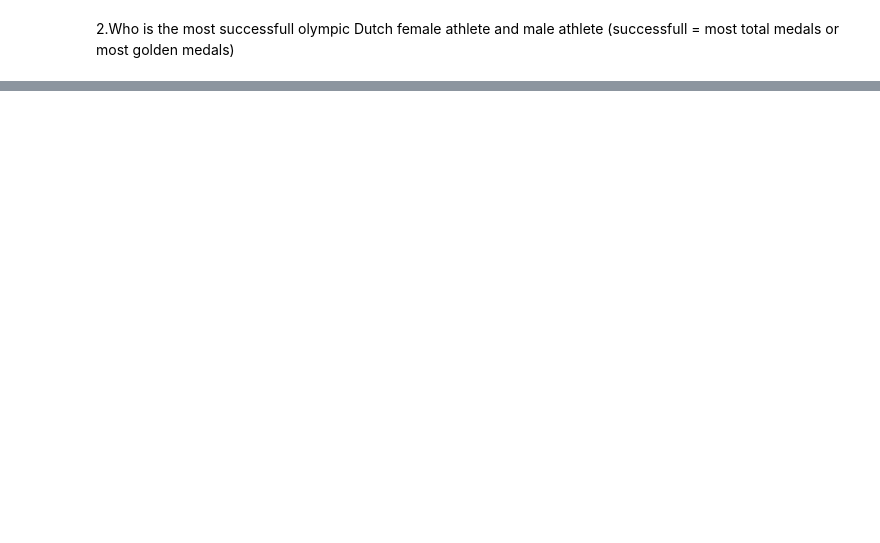
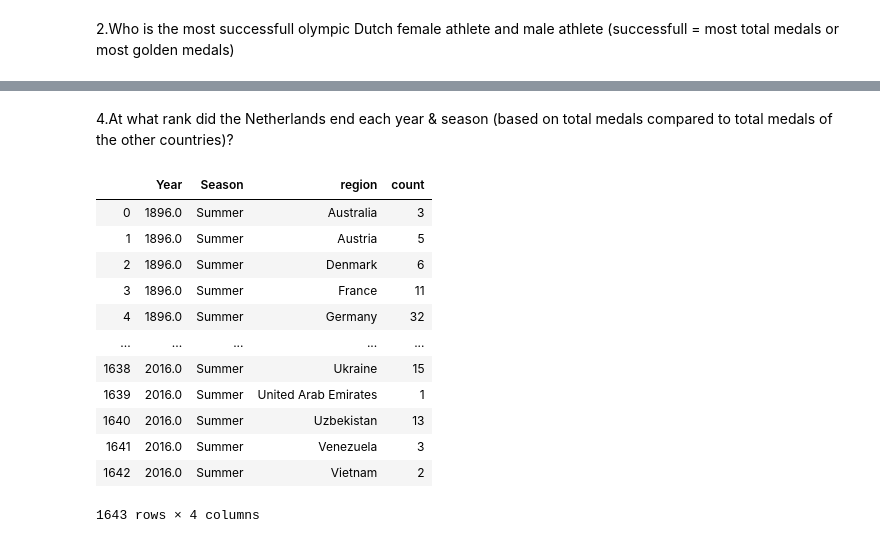
Before and after one commit to Mynameiscarol/Pyladies_Capstone_team6, a Jupyter notebook: Capstone_Project_Group6_Olympics_V2_Caroliene.ipynb, the cells around one changed output, grey strips where cells are left out. Cells and saved outputs as stored; diff of their text form; code cells hidden in the pictures; blank space fills up the shorter version.

```diff
--- a/Capstone_Project_Group6_Olympics_V2_Caroliene.ipynb
+++ b/Capstone_Project_Group6_Olympics_V2_Caroliene.ipynb
@@ -267,0 +252,19 @@ The most medals of Dutch olympic athletes corrected for number of games were won
+# %% [markdown]
+4.At what rank did the Netherlands end each year & season (based on total medals compared to total medals of the other countries)?
+# %%
+df_medals_tot = df.groupby( ['Year','Season','region'] ).size().to_frame(name = 'count').reset_index()
+df_medals_tot
+# %% [output]
+|  | Year | Season | region | count |
+| 0 | 1896.0 | Summer | Australia | 3 |
+| 1 | 1896.0 | Summer | Austria | 5 |
+| 2 | 1896.0 | Summer | Denmark | 6 |
+| 3 | 1896.0 | Summer | France | 11 |
+| 4 | 1896.0 | Summer | Germany | 32 |
+| ... | ... | ... | ... | ... |
+| 1638 | 2016.0 | Summer | Ukraine | 15 |
+| 1639 | 2016.0 | Summer | United Arab Emirates | 1 |
+| 1640 | 2016.0 | Summer | Uzbekistan | 13 |
+| 1641 | 2016.0 | Summer | Venezuela | 3 |
+| 1642 | 2016.0 | Summer | Vietnam | 2 |
+1643 rows × 4 columns
```
Also changed, not shown: parts of 18 cells of this notebook.
